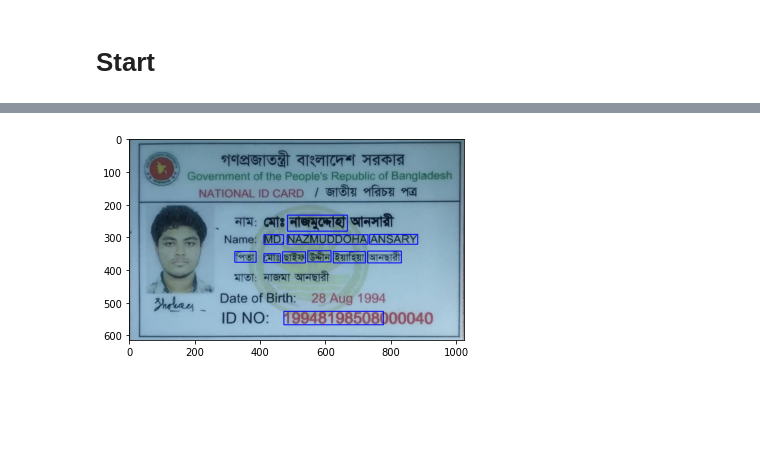
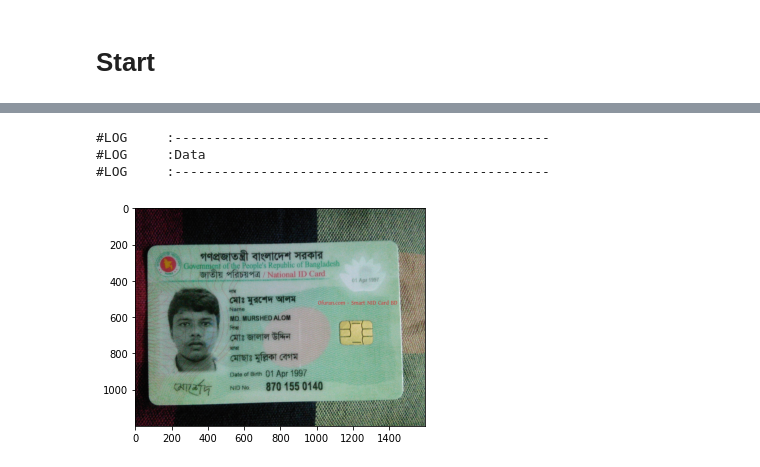
Before and after one commit to mnansary/apsis-nid-ocr, a Jupyter notebook: demo_ocr.ipynb, the cells around one changed output, grey strips where cells are left out. Cells and saved outputs as stored; diff of their text form; code cells hidden in the pictures; blank space fills up the shorter version.

```diff
--- a/demo_ocr.ipynb
+++ b/demo_ocr.ipynb
@@ -93,10 +38,8 @@ df
-# %%
-boxes=df.box.tolist()
-
-for box in boxes:
-    x_min,y_min,x_max,y_max=box
-    cv2.rectangle(img, (x_min,y_min), (x_max,y_max), (0,0,255), 2)
-plt.imshow(img)
-plt.show()
-# %% [output]
-[figure, removed]
+# %%
+img=cv2.imread("tests/example.jpg")
+display_data("Data",img)
+# %% [output]
+#LOG     :------------------------------------------------
+#LOG     :Data
+#LOG     :------------------------------------------------
+[figure, added]
```
Also changed, not shown: parts of 6 cells of this notebook, 10 other files.
